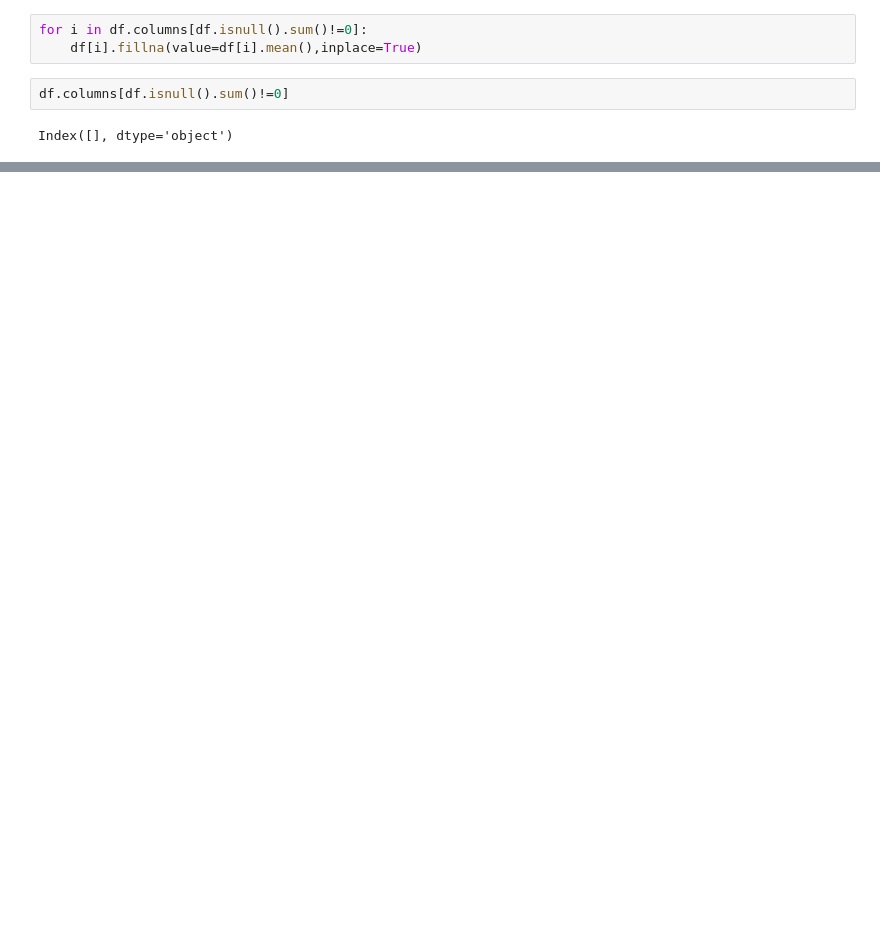
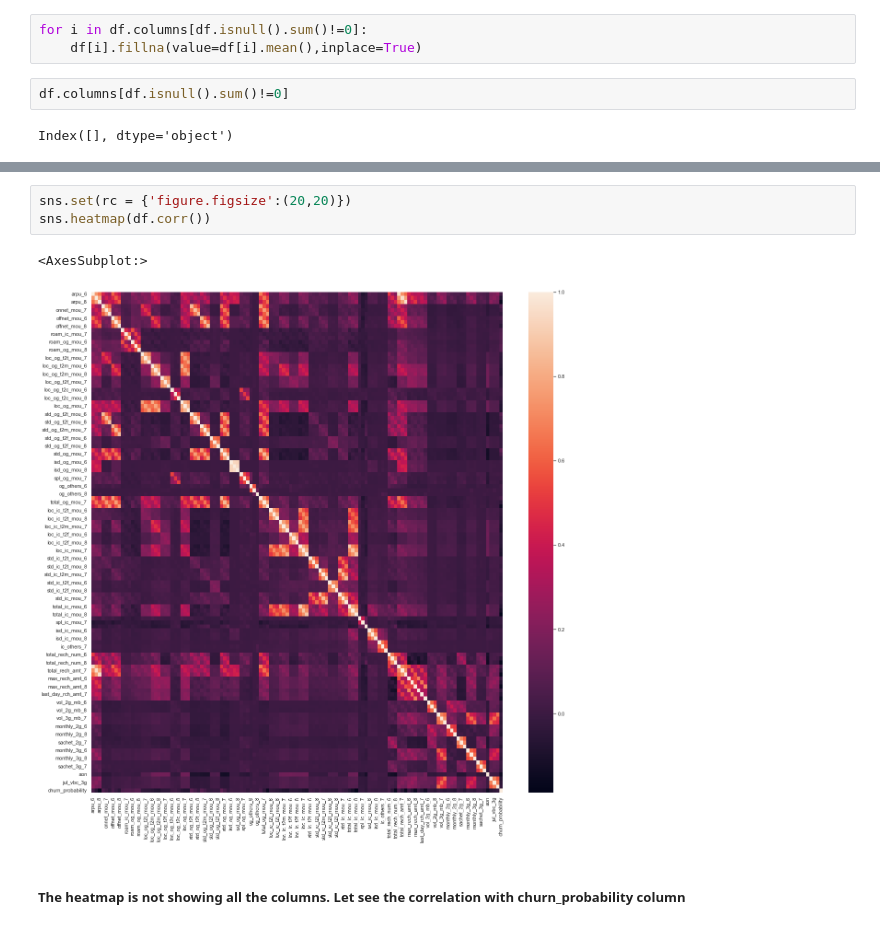
Before and after one commit to simplyshravan/Telecom-Churn-Case-Study, a Jupyter notebook: Telecom Churn.ipynb, the cells around one changed output, grey strips where cells are left out. Cells and saved outputs as stored; diff of their text form; blank space fills up the shorter version.

```diff
--- a/Telecom Churn.ipynb
+++ b/Telecom Churn.ipynb
@@ -190,0 +244,8 @@ for i,col in enumerate(df.describe().columns):
+# %%
+sns.set(rc = {'figure.figsize':(20,20)})
+sns.heatmap(df.corr())
+# %% [output]
+<AxesSubplot:>
+[figure, added]
+# %% [markdown]
+##### The heatmap is not showing all the columns. Let see the correlation with churn_probability column
```
Also changed, not shown: parts of 38 cells of this notebook.
